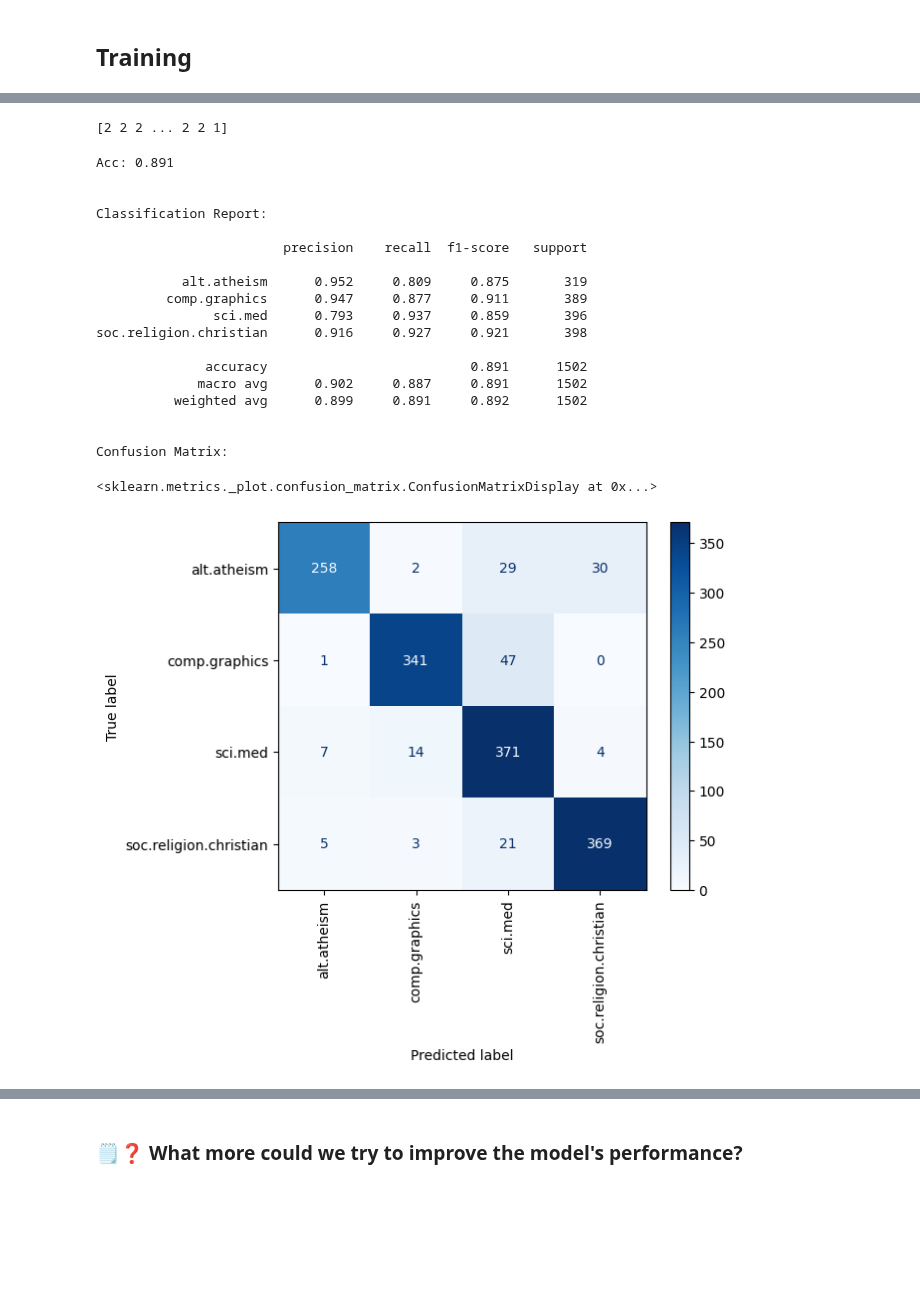
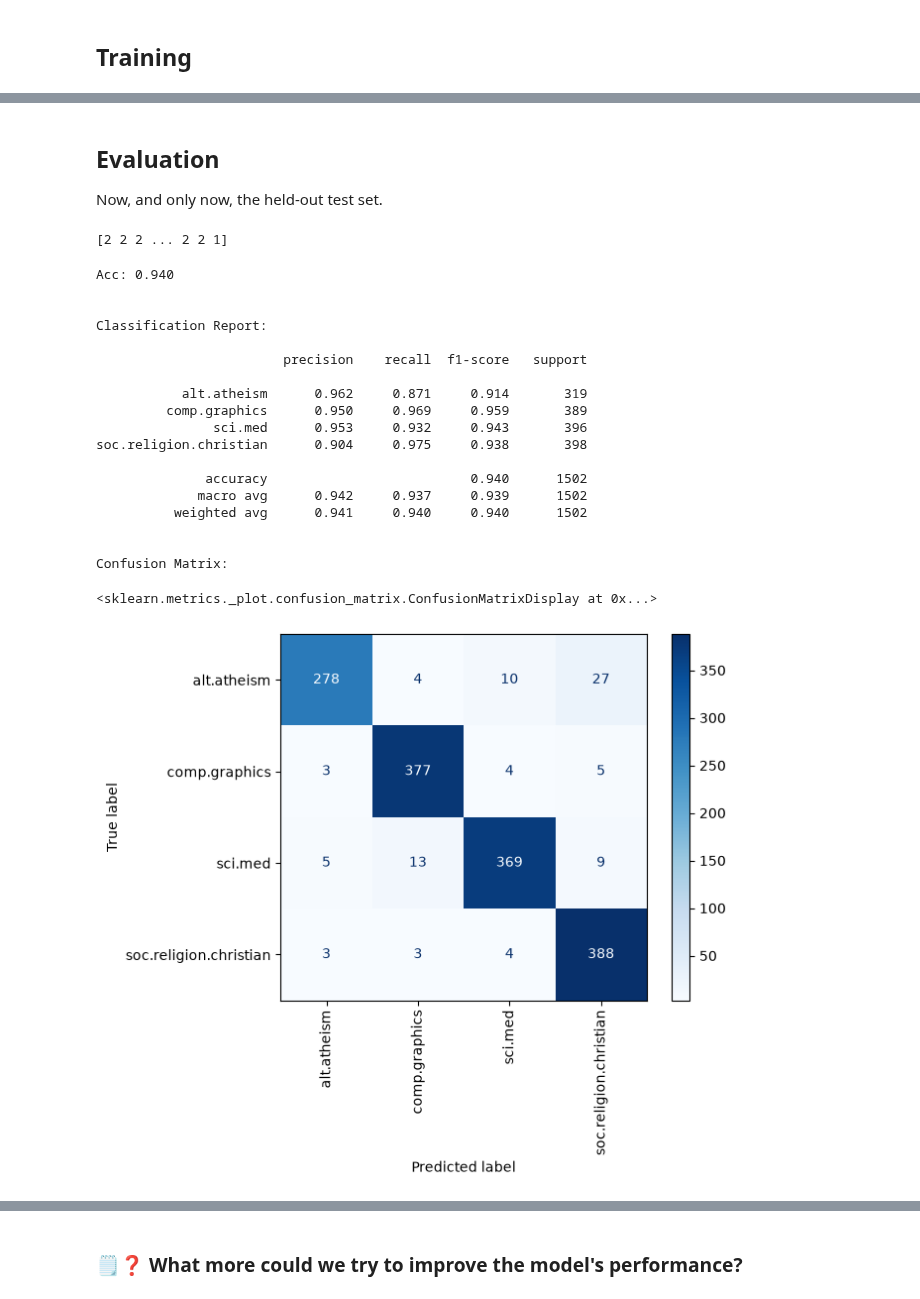
Before and after one commit to Andrian0s/ML4NLP1-2026-Tutorial-Notebooks, a Jupyter notebook: tutorials_notebooks_in_class_2026/W04_tutorial_skorch.ipynb, the cells around one changed output, grey strips where cells are left out. Cells and saved outputs as stored; diff of their text form; code cells hidden in the pictures; blank space fills up the shorter version.

```diff
--- a/tutorials_notebooks_in_class_2026/W04_tutorial_skorch.ipynb
+++ b/tutorials_notebooks_in_class_2026/W04_tutorial_skorch.ipynb
@@ -443,14 +453,14 @@ net = NeuralNetClassifier(
     ClassifierModule(
         nonlin=F.relu,
         input_dim=X_train_tfidf.shape[1],
-        output_dim=label_encoder.classes_.shape[0],
+        output_dim=len(target_names),
         hidden_dim=400,
     ),
     max_epochs=100,
     criterion=nn.CrossEntropyLoss(),
     lr=0.1,
     batch_size=32,
-    device='cuda',  # comment this to train with CPU
+    device=device,   # defined in the tensor section above: a GPU if there is one, otherwise the CPU
 )
 # %%
 # Let's fit the model
@@ -484,0 +505,16 @@ net.fit(X_train_tfidf, y_train)
+# %%
+net_adam = NeuralNetClassifier(
+    ClassifierModule(nonlin=F.relu, input_dim=X_train_tfidf.shape[1], output_dim=len(target_names), hidden_dim=400),
+    max_epochs=20,
+    criterion=nn.CrossEntropyLoss(),
+    optimizer=torch.optim.Adam, lr=1e-3,
+    batch_size=32,
+    device=device,
+    verbose=0,                      # no epoch table this time; we read the history directly
+)
+net_adam.fit(X_train_tfidf, y_train)
+
+plot_history(net_adam, 'Adam, 20 epochs')
+best_epoch = int(np.argmax(net_adam.history[:, 'valid_acc'])) + 1
+print(f"best validation accuracy {max(net_adam.history[:, 'valid_acc']):.4f} at epoch {best_epoch} "
+      f"(validation loss there: {net_adam.history[best_epoch - 1, 'valid_loss']:.4f})")
@@ -484,0 +532,13 @@ net.fit(X_train_tfidf, y_train)
+# %%
+net_final = NeuralNetClassifier(
+    ClassifierModule(nonlin=F.relu, input_dim=X_train_tfidf.shape[1], output_dim=len(target_names), hidden_dim=400),
+    max_epochs=5,
+    criterion=nn.CrossEntropyLoss(),
+    optimizer=torch.optim.Adam, lr=1e-3,
+    batch_size=32,
+    train_split=None,               # no validation split: optimizer and epochs were chosen above
+    device=device,
+    verbose=0,
+)
+net_final.fit(X_train_tfidf, y_train)
+print(f"final training loss: {net_final.history[-1, 'train_loss']:.4f}")
@@ -485,49 +547,55 @@ net.fit(X_train_tfidf, y_train)
+# %% [markdown]
+## Evaluation
+
+Now, and only now, the held-out test set.
 # %%
 # Don't forget to set the datatype for the test data!
 X_test_tfidf = X_test_tfidf.astype(np.float32)
 y_test = y_test.astype(np.int64)
 
 # Get the model's predictions
-y_pred = net.predict(X_test_tfidf)
+y_pred = net_final.predict(X_test_tfidf)
 print(y_pred)
 # %% [output]
 [2 2 2 ... 2 2 1]
 # %%
-# evaluate again on test set
+# Evaluate on the test set
+from sklearn.metrics import accuracy_score, classification_report, confusion_matrix, ConfusionMatrixDisplay
+
 print(f'Acc: {accuracy_score(y_test, y_pred):.3f}\n')
 
 # Classification Report (per class metrics)
 print("\nClassification Report:\n")
-print(classification_report(y_test, y_pred, target_names=label_encoder.classes_, digits=3))
+print(classification_report(y_test, y_pred, target_names=target_names, digits=3, zero_division=0))
 
 # Confusion Matrix
 print("\nConfusion Matrix:\n")
 cm = confusion_matrix(y_test, y_pred)
 
 # # show confusion matrix in a simple numerical representation:
 # print(cm)
 
 # or for more visual rep, plot it as a heatmap
-disp = ConfusionMatrixDisplay(confusion_matrix=cm, display_labels=label_encoder.classes_)
+disp = ConfusionMatrixDisplay(confusion_matrix=cm, display_labels=target_names)
 disp.plot(cmap='Blues', xticks_rotation=90)
 # %% [output]
-Acc: 0.891
+Acc: 0.940
 
 
 Classification Report:
 
                         precision    recall  f1-score   support
 
-           alt.atheism      0.952     0.809     0.875       319
-         comp.graphics      0.947     0.877     0.911       389
-               sci.med      0.793     0.937     0.859       396
-soc.religion.christian      0.916     0.927     0.921       398
+           alt.atheism      0.962     0.871     0.914       319
+         comp.graphics      0.950     0.969     0.959       389
+               sci.med      0.953     0.932     0.943       396
+soc.religion.christian      0.904     0.975     0.938       398
 
-              accuracy                          0.891      1502
-             macro avg      0.902     0.887     0.891      1502
-          weighted avg      0.899     0.891     0.892      1502
+              accuracy                          0.940      1502
+             macro avg      0.942     0.937     0.939      1502
+          weighted avg      0.941     0.940     0.940      1502
 
 
 Confusion Matrix:
 <sklearn.metrics._plot.confusion_matrix.ConfusionMatrixDisplay at 0x...>
-[figure, old version]
+[figure, new version]
```
Also changed, not shown: parts of 56 cells of this notebook.
